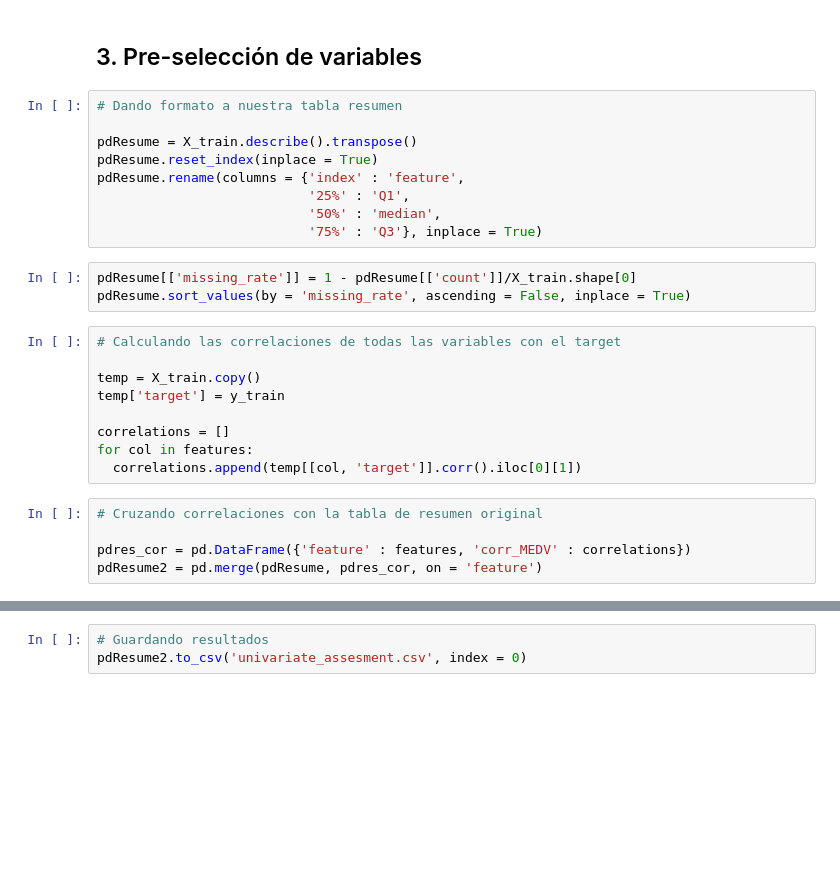
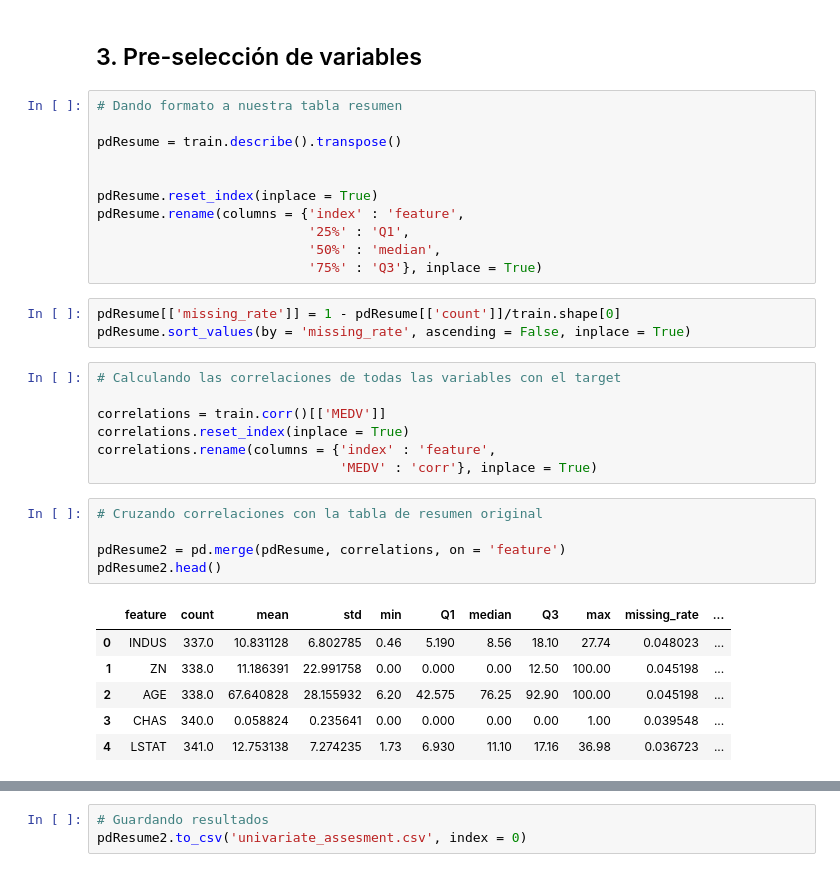
Before and after one commit to JCaballerot/Machine-Learning-Program, a Jupyter notebook: Supervised_models/Linear_regression/Lab_Boston_Housing_v2.ipynb, the cells around one changed output, grey strips where cells are left out. Cells and saved outputs as stored; diff of their text form; blank space fills up the shorter version.

```diff
--- a/Supervised_models/Linear_regression/Lab_Boston_Housing_v2.ipynb
+++ b/Supervised_models/Linear_regression/Lab_Boston_Housing_v2.ipynb
@@ -248,26 +243,33 @@ array([[<Axes: xlabel='CRIM', ylabel='CRIM'>,
 # %%
 # Dando formato a nuestra tabla resumen
 
-pdResume = X_train.describe().transpose()
+pdResume = train.describe().transpose()
+
+
 pdResume.reset_index(inplace = True)
 pdResume.rename(columns = {'index' : 'feature',
                            '25%' : 'Q1',
                            '50%' : 'median',
                            '75%' : 'Q3'}, inplace = True)
 # %%
-pdResume[['missing_rate']] = 1 - pdResume[['count']]/X_train.shape[0]
+pdResume[['missing_rate']] = 1 - pdResume[['count']]/train.shape[0]
 pdResume.sort_values(by = 'missing_rate', ascending = False, inplace = True)
 # %%
 # Calculando las correlaciones de todas las variables con el target
 
-temp = X_train.copy()
-temp['target'] = y_train
-
-correlations = []
-for col in features:
-  correlations.append(temp[[col, 'target']].corr().iloc[0][1])
+correlations = train.corr()[['MEDV']]
+correlations.reset_index(inplace = True)
+correlations.rename(columns = {'index' : 'feature',
+                               'MEDV' : 'corr'}, inplace = True)
 # %%
 # Cruzando correlaciones con la tabla de resumen original
 
-pdres_cor = pd.DataFrame({'feature' : features, 'corr_MEDV' : correlations})
-pdResume2 = pd.merge(pdResume, pdres_cor, on = 'feature')
+pdResume2 = pd.merge(pdResume, correlations, on = 'feature')
+pdResume2.head()
+# %% [output]
+|  | feature | count | mean | std | min | Q1 | median | Q3 | max | missing_rate | ... |
+| 0 | INDUS | 337.0 | 10.831128 | 6.802785 | 0.46 | 5.190 | 8.56 | 18.10 | 27.74 | 0.048023 | ... |
+| 1 | ZN | 338.0 | 11.186391 | 22.991758 | 0.00 | 0.000 | 0.00 | 12.50 | 100.00 | 0.045198 | ... |
+| 2 | AGE | 338.0 | 67.640828 | 28.155932 | 6.20 | 42.575 | 76.25 | 92.90 | 100.00 | 0.045198 | ... |
+| 3 | CHAS | 340.0 | 0.058824 | 0.235641 | 0.00 | 0.000 | 0.00 | 0.00 | 1.00 | 0.039548 | ... |
+| 4 | LSTAT | 341.0 | 12.753138 | 7.274235 | 1.73 | 6.930 | 11.10 | 17.16 | 36.98 | 0.036723 | ... |
```
Also changed, not shown: parts of 7 cells of this notebook.
